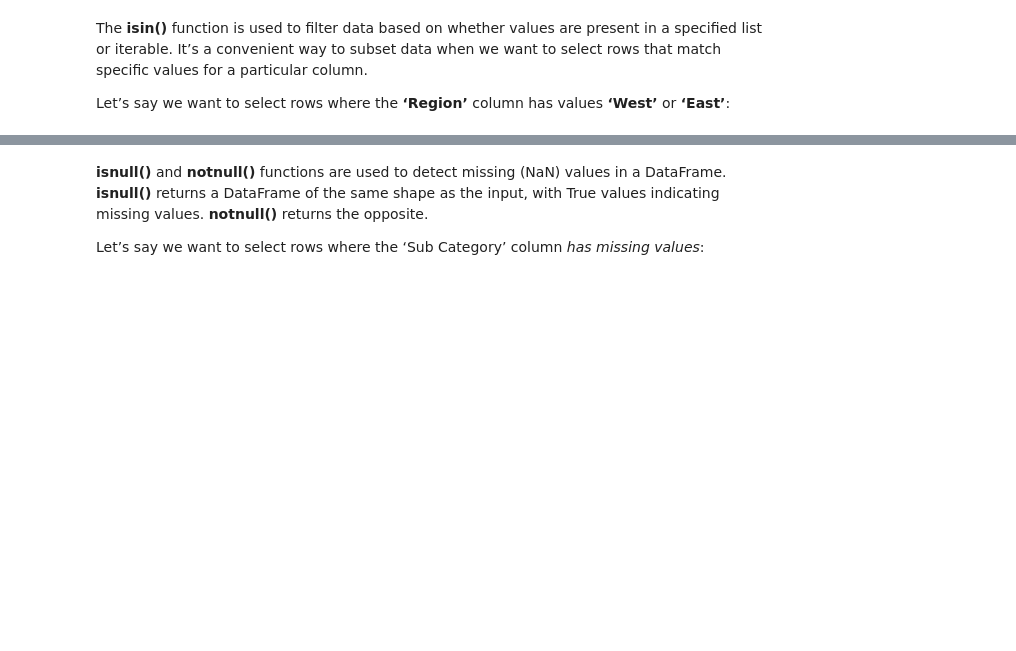
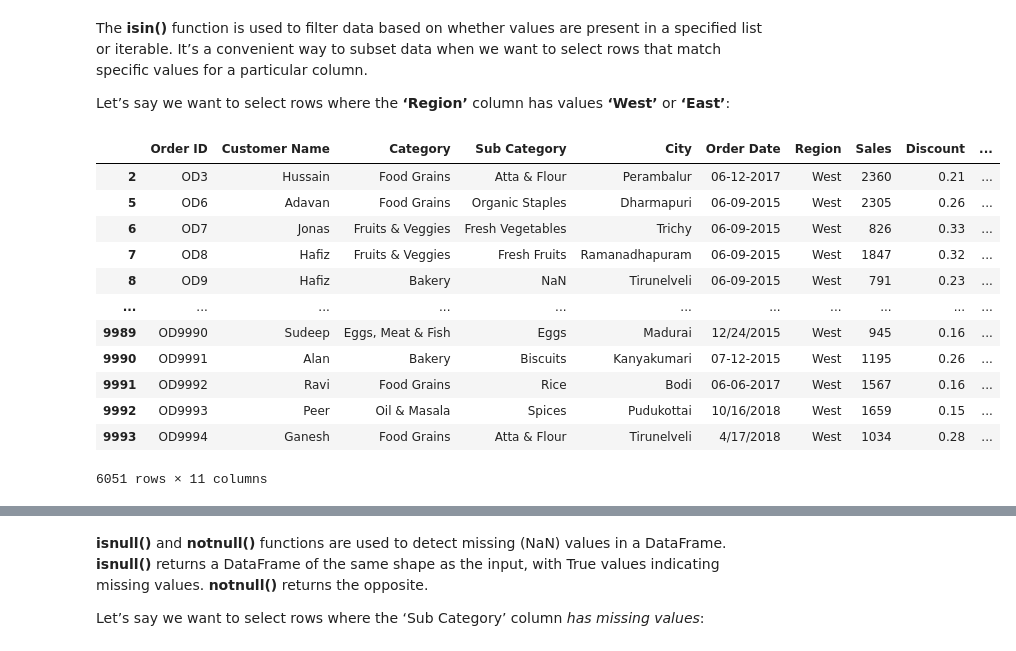
Before and after one commit to justcabyr/analytics-visualization, a Jupyter notebook: DAV_1.ipynb, the cells around one changed output, grey strips where cells are left out. Cells and saved outputs as stored; diff of their text form; code cells hidden in the pictures; blank space fills up the shorter version.

```diff
--- a/DAV_1.ipynb
+++ b/DAV_1.ipynb
@@ -222,6 +405,20 @@ The **isin()** function is used to filter data based on whether values are prese
 Let’s say we want to select rows where the **‘Region’** column has values **‘West’** or **‘East’**:
 # %%
 # Subsetting data using isin() function
-#Your code goes here
+df[df['Region'].isin(['West','East'])]
+# %% [output]
+|  | Order ID | Customer Name | Category | Sub Category | City | Order Date | Region | Sales | Discount | ... |
+| 2 | OD3 | Hussain | Food Grains | Atta & Flour | Perambalur | 06-12-2017 | West | 2360 | 0.21 | ... |
+| 5 | OD6 | Adavan | Food Grains | Organic Staples | Dharmapuri | 06-09-2015 | West | 2305 | 0.26 | ... |
+| 6 | OD7 | Jonas | Fruits & Veggies | Fresh Vegetables | Trichy | 06-09-2015 | West | 826 | 0.33 | ... |
+| 7 | OD8 | Hafiz | Fruits & Veggies | Fresh Fruits | Ramanadhapuram | 06-09-2015 | West | 1847 | 0.32 | ... |
+| 8 | OD9 | Hafiz | Bakery | NaN | Tirunelveli | 06-09-2015 | West | 791 | 0.23 | ... |
+| ... | ... | ... | ... | ... | ... | ... | ... | ... | ... | ... |
+| 9989 | OD9990 | Sudeep | Eggs, Meat & Fish | Eggs | Madurai | 12/24/2015 | West | 945 | 0.16 | ... |
+| 9990 | OD9991 | Alan | Bakery | Biscuits | Kanyakumari | 07-12-2015 | West | 1195 | 0.26 | ... |
+| 9991 | OD9992 | Ravi | Food Grains | Rice | Bodi | 06-06-2017 | West | 1567 | 0.16 | ... |
+| 9992 | OD9993 | Peer | Oil & Masala | Spices | Pudukottai | 10/16/2018 | West | 1659 | 0.15 | ... |
+| 9993 | OD9994 | Ganesh | Food Grains | Atta & Flour | Tirunelveli | 4/17/2018 | West | 1034 | 0.28 | ... |
+6051 rows × 11 columns
 # %%
 # Subsetting data by negating isin() function using ~
```
Also changed, not shown: parts of 36 cells of this notebook.
